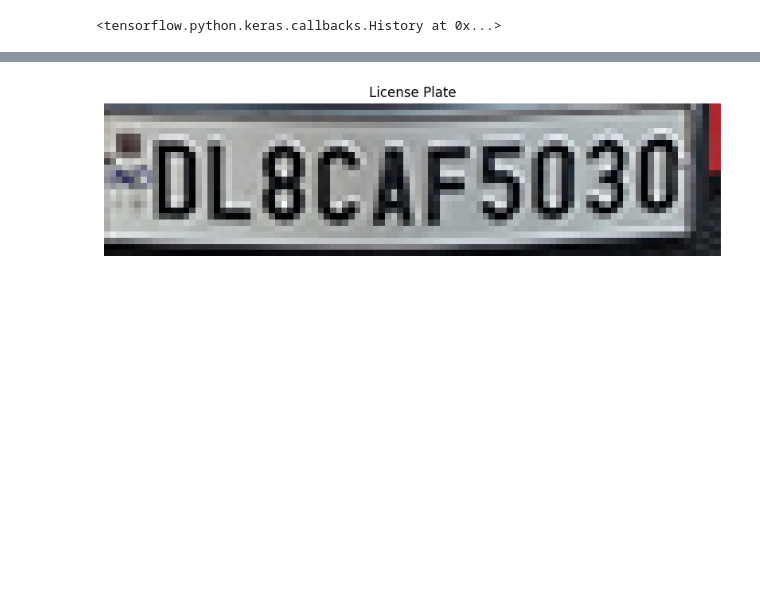
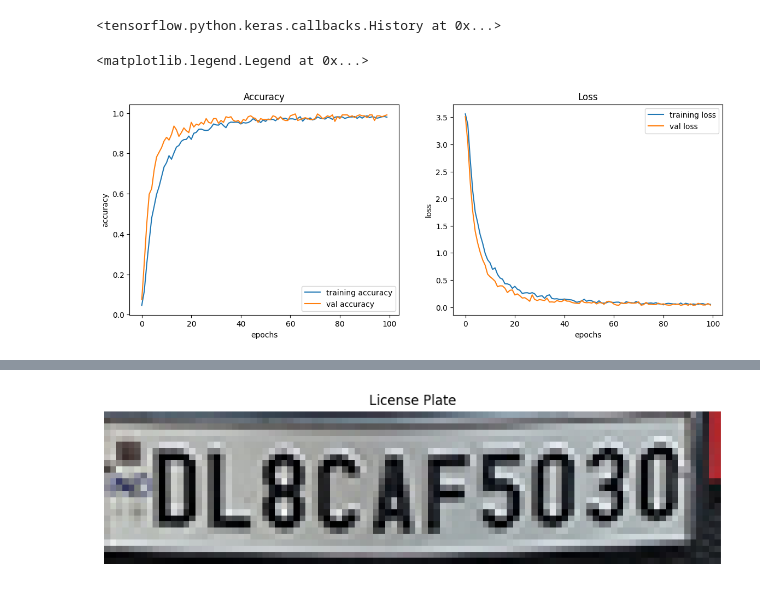
Before and after one commit to OmkarKanade/Vehicle-Detection-And-Plate-Recognition, a Jupyter notebook: Project/CharacterRecognition/Segmentation_and_Prediction.ipynb, the cells around one changed output, grey strips where cells are left out. Drawn from its saved outputs; the diff is of its cells as text; code cells hidden in the pictures; blank space fills up the shorter version.

```diff
--- a/Project/CharacterRecognition/Segmentation_and_Prediction.ipynb
+++ b/Project/CharacterRecognition/Segmentation_and_Prediction.ipynb
@@ -81,3 +101,27 @@ Epoch 22/80
 Epoch 23/80
 864/864 [==============================] - 17s 19ms/step - loss: 0.0620 - acc: 0.9826 - val_loss: 0.0434 - val_acc: 0.9954
 <tensorflow.python.keras.callbacks.History at 0x...>
+# %%
+import matplotlib.gridspec as gridspec
+import matplotlib.pyplot as plt
+
+fig = plt.figure(figsize=(14,5))
+grid=gridspec.GridSpec(ncols=2,nrows=1,figure=fig)
+fig.add_subplot(grid[0])
+plt.plot(result.history['accuracy'], label='training accuracy')
+plt.plot(result.history['val_accuracy'], label='val accuracy')
+plt.title('Accuracy')
+plt.xlabel('epochs')
+plt.ylabel('accuracy')
+plt.legend()
+
+fig.add_subplot(grid[1])
+plt.plot(result.history['loss'], label='training loss')
+plt.plot(result.history['val_loss'], label='val loss')
+plt.title('Loss')
+plt.xlabel('epochs')
+plt.ylabel('loss')
+plt.legend()
+# %% [output]
+<matplotlib.legend.Legend at 0x...>
+[figure, added]
```
Also changed, not shown: parts of 5 cells of this notebook.
